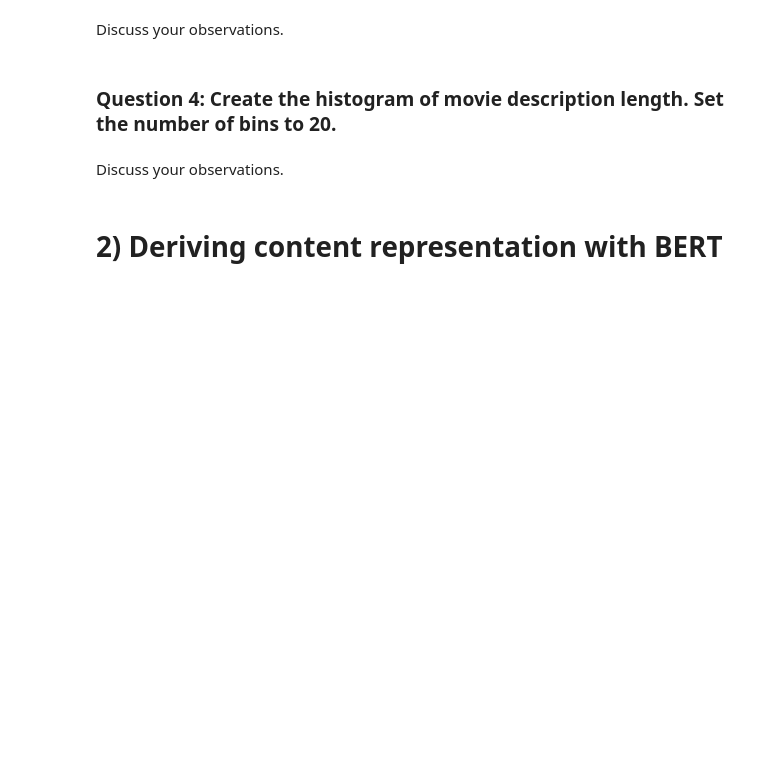
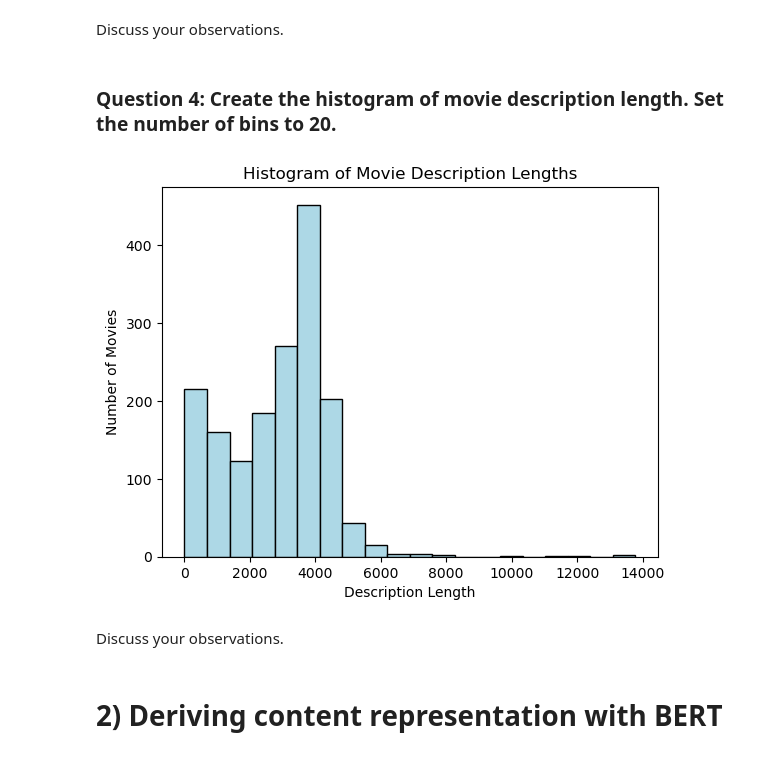
Before and after one commit to HJYblur/RecommenderSystem, a Jupyter notebook: Assignment1/hw1.ipynb, the cells around one changed output. Drawn from its saved outputs; the diff is of its cells as text; code cells hidden in the pictures; blank space fills up the shorter version.

```diff
--- a/Assignment1/hw1.ipynb
+++ b/Assignment1/hw1.ipynb
@@ -170,13 +217,20 @@ Discuss your observations.
 # %%
 def hist_description_length(movies):
     # Given movies dataframe, implement the function that generates a histogram of movies description length.
     # Hint: in histogram, x-axis shows the length of description, and y-axis shows the number of movies with the corresponding length.
 
     ############# Your code here ############
 
     #########################################
 
+    plt.hist(movies['description'].apply(len), bins=20, color='lightblue', edgecolor='black')
+    plt.xlabel('Description Length')
+    plt.ylabel('Number of Movies')
+    plt.title('Histogram of Movie Description Lengths')
+
 hist_description_length(movies)
+# %% [output]
+[figure, added]
 # %% [markdown]
 Discuss your observations.
 # %% [markdown]
```
Also changed, not shown: parts of 11 cells of this notebook.
